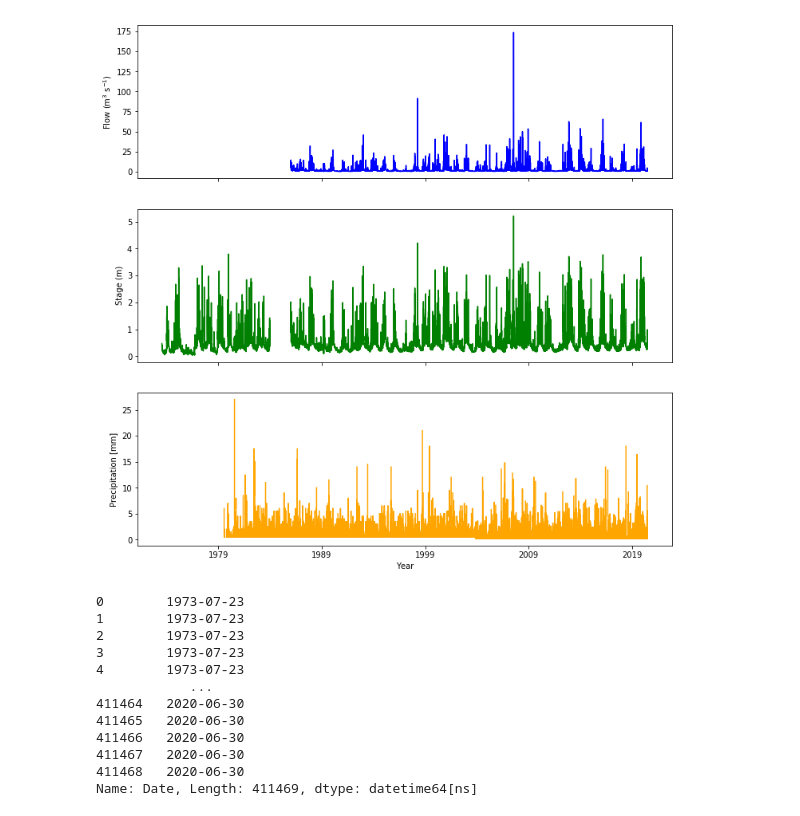
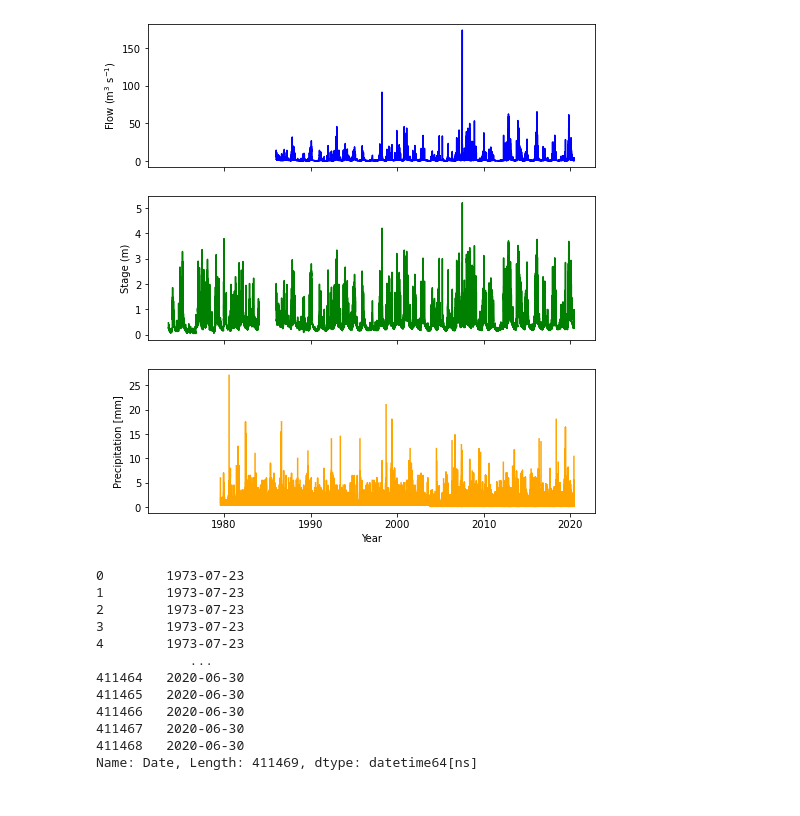
Before and after one commit to ai4er-cdt/flood_risk_shipston, a Jupyter notebook: notebooks/sdat_extremes_initial.ipynb, the cells around one changed output. Drawn from its saved outputs; the diff is of its cells as text; code cells hidden in the pictures.

```diff
--- a/notebooks/sdat_extremes_initial.ipynb
+++ b/notebooks/sdat_extremes_initial.ipynb
@@ -23,15 +32,15 @@ rainfall60_filtered = rainfall60.replace(
 rainfall60_filtered['Precipitation [mm]'] = pd.to_numeric(
     rainfall60_filtered['Precipitation [mm]'], downcast="float")
 # %%
-fig, axes = plt.subplots(3, 1, figsize=(12, 4*3), sharex=True)
+fig, axes = plt.subplots(3, 1, figsize=(8, 3*3), sharex=True)
 axes[0].plot(flow60_filtered['Date'], flow60_filtered['Flow [m³/s]'], 'blue')
 axes[0].set_ylabel("Flow (m$^3$ s$^{-1}$)")
 axes[1].plot(stage60_filtered['Date'], stage60_filtered['Stage [m]'], 'green')
 axes[1].set_ylabel("Stage (m)")
 axes[2].plot(rainfall60_filtered['Date'], rainfall60_filtered['Precipitation [mm]'], 'orange')
 axes[2].set_ylabel('Precipitation [mm]')
 axes[2].set_xlabel('Year')
 plt.savefig('../report/figures/wiski_60min_lineplots.png', dpi=600, bbox_inches='tight')
 plt.savefig('../report/figures/wiski_60min_lineplots.pdf', bbox_inches='tight')
 # %% [output]
-[figure, old version]
+[figure, new version]
```
Also changed, not shown: parts of 7 cells of this notebook, 4 other files.
